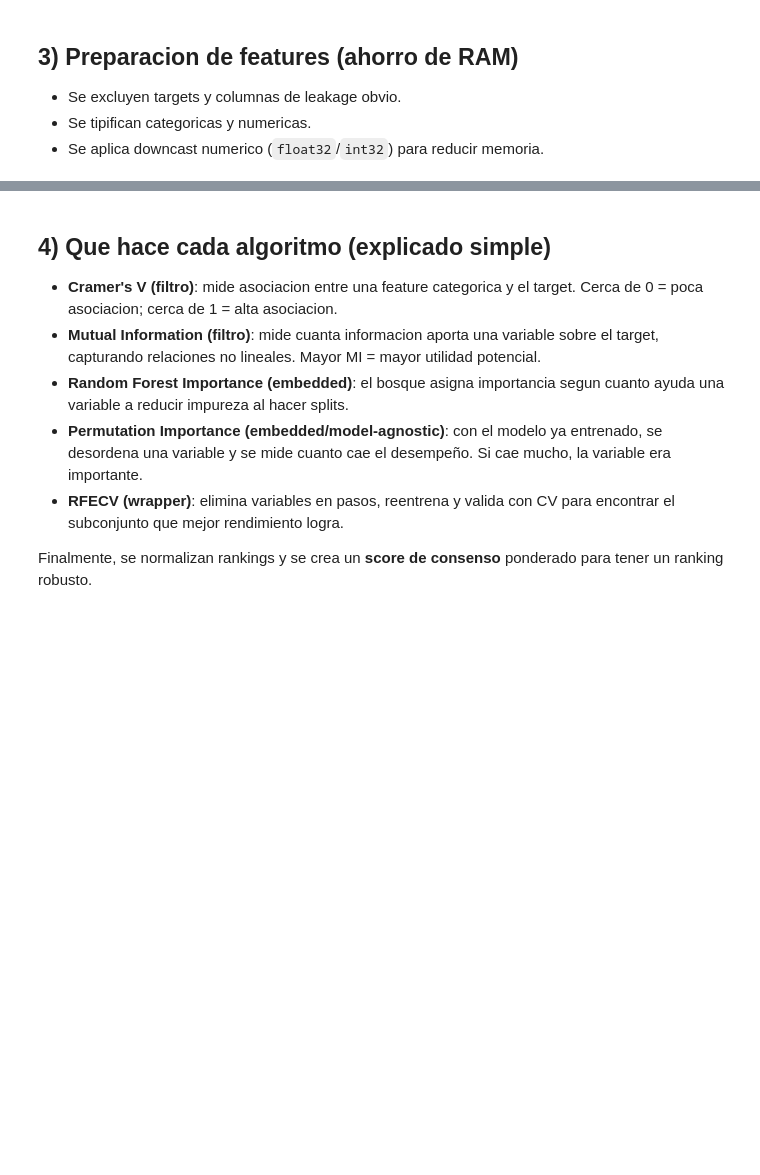
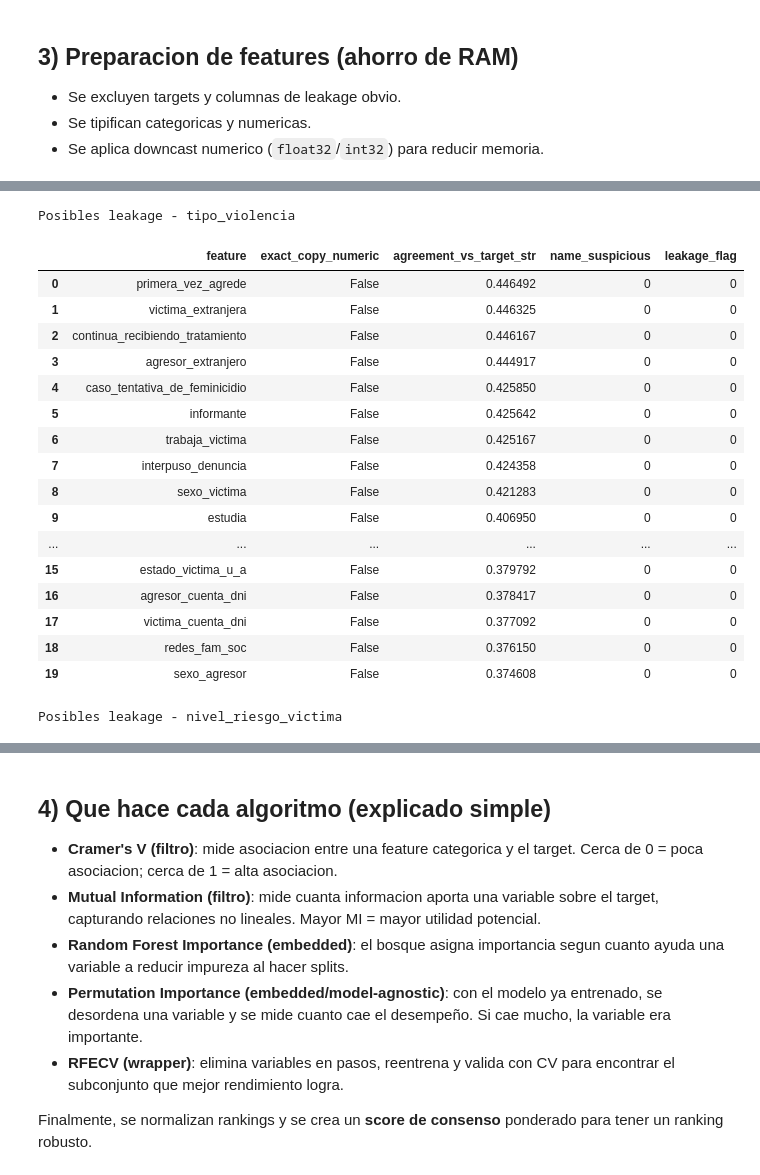
Before and after one commit to umalluq/violencia-eda, a Jupyter notebook: seleccion_caracteristicas_multimetodo_FULL.ipynb, the cells around one changed output, grey strips where cells are left out. Drawn from its saved outputs; the diff is of its cells as text; code cells hidden in the pictures; blank space fills up the shorter version.

```diff
--- a/seleccion_caracteristicas_multimetodo_FULL.ipynb
+++ b/seleccion_caracteristicas_multimetodo_FULL.ipynb
@@ -71,0 +82,66 @@ Memoria aprox X_raw (MB): 6031.31
+# %%
+def leakage_audit(X_df, y_series, target_name, sample_size=120000, random_state=42):
+    y = pd.to_numeric(y_series, errors="coerce")
+    mask = y.notna()
+    y = y[mask].astype(int)
+    X = X_df.loc[mask].copy()
+
+    if len(y) > sample_size:
+        _, X, _, y = train_test_split(X, y, test_size=sample_size, stratify=y, random_state=random_state)
+
+    suspicious_name_tokens = ["_orig", "_lbl", "tipo_violencia", "nivel_riesgo"]
+    by_name = [c for c in X.columns if any(tok in c for tok in suspicious_name_tokens)]
+
+    rows = []
+    y_str = y.astype(str)
+    for c in X.columns:
+        x = X[c]
+        x_num = pd.to_numeric(x, errors="coerce")
+
+        exact_num = False
+        if x_num.notna().sum() > 0:
+            valid = x_num.notna()
+            exact_num = bool((x_num[valid].astype(int) == y[valid]).all()) if valid.sum() > 0 else False
+
+        x_str = x.astype(str)
+        agreement = float((x_str == y_str).mean())
+
+        rows.append((c, exact_num, agreement))
+
+    rep = pd.DataFrame(rows, columns=["feature", "exact_copy_numeric", "agreement_vs_target_str"])
+    rep["name_suspicious"] = rep["feature"].isin(by_name).astype(int)
+    rep["leakage_flag"] = ((rep["exact_copy_numeric"]) | (rep["agreement_vs_target_str"] >= 0.98) | (rep["name_suspicious"] == 1)).astype(int)
+
+    rep = rep.sort_values(["leakage_flag", "agreement_vs_target_str"], ascending=[False, False]).reset_index(drop=True)
+    return rep
+
+# Ejecutar auditoria de leakage para ambos targets
+leak_tipo = leakage_audit(X_raw, df["tipo_violencia"], "tipo_violencia")
+leak_riesgo = leakage_audit(X_raw, df["nivel_riesgo_victima"], "nivel_riesgo_victima")
+
+print("Posibles leakage - tipo_violencia")
+display(leak_tipo.head(20))
+print("Posibles leakage - nivel_riesgo_victima")
+display(leak_riesgo.head(20))
+
+# Si detectas columnas no validas para modelado, agrégalas a leakage_obvio en la celda 3.
+# %% [output]
+Posibles leakage - tipo_violencia
+|  | feature | exact_copy_numeric | agreement_vs_target_str | name_suspicious | leakage_flag |
+| 0 | primera_vez_agrede | False | 0.446492 | 0 | 0 |
+| 1 | victima_extranjera | False | 0.446325 | 0 | 0 |
+| 2 | continua_recibiendo_tratamiento | False | 0.446167 | 0 | 0 |
+| 3 | agresor_extranjero | False | 0.444917 | 0 | 0 |
+| 4 | caso_tentativa_de_feminicidio | False | 0.425850 | 0 | 0 |
+| 5 | informante | False | 0.425642 | 0 | 0 |
+| 6 | trabaja_victima | False | 0.425167 | 0 | 0 |
+| 7 | interpuso_denuncia | False | 0.424358 | 0 | 0 |
+| 8 | sexo_victima | False | 0.421283 | 0 | 0 |
+| 9 | estudia | False | 0.406950 | 0 | 0 |
+| ... | ... | ... | ... | ... | ... |
+| 15 | estado_victima_u_a | False | 0.379792 | 0 | 0 |
+| 16 | agresor_cuenta_dni | False | 0.378417 | 0 | 0 |
+| 17 | victima_cuenta_dni | False | 0.377092 | 0 | 0 |
+| 18 | redes_fam_soc | False | 0.376150 | 0 | 0 |
+| 19 | sexo_agresor | False | 0.374608 | 0 | 0 |
+Posibles leakage - nivel_riesgo_victima
```
Also changed, not shown: parts of 11 cells of this notebook, 23 other files.
